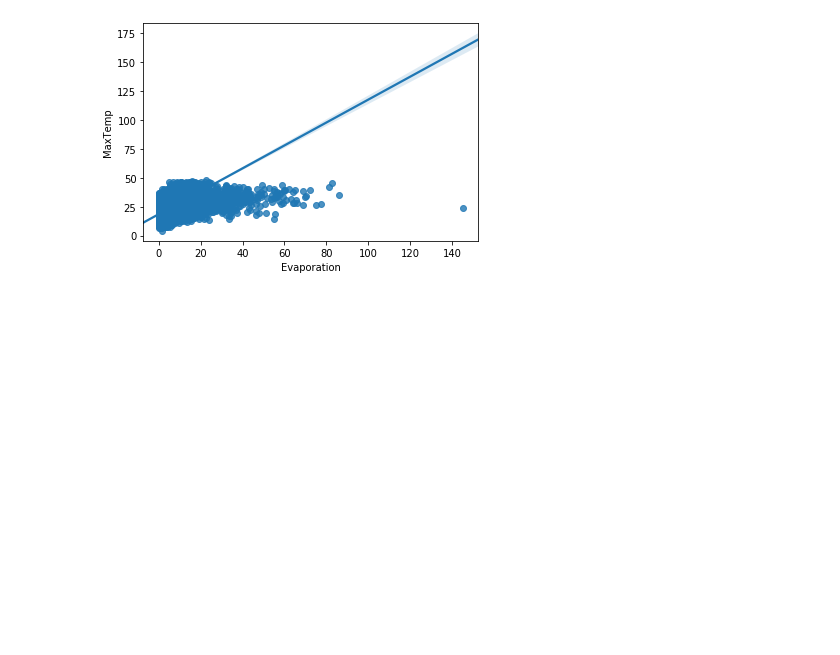
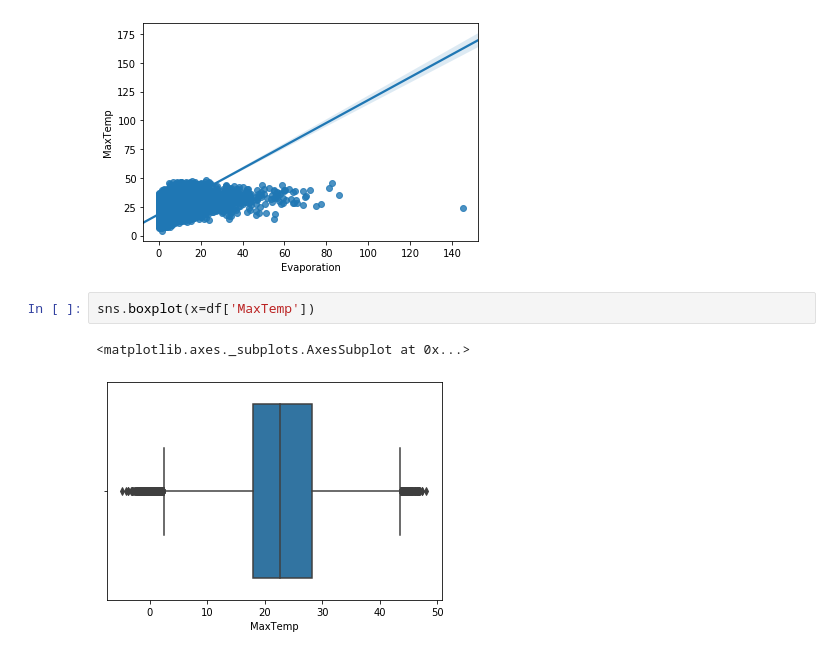
Before and after one commit to CathalDaly1/CS4055-Data-mining-Project, a Jupyter notebook: CS4055 Project - Weather in AUS DataSet.ipynb, the cells around one changed output. Saved outputs shown, nothing was run; the diff lists cells and outputs as text; blank space fills up the shorter version.

```diff
--- a/CS4055 Project - Weather in AUS DataSet.ipynb
+++ b/CS4055 Project - Weather in AUS DataSet.ipynb
@@ -109,3 +117,8 @@ sns.regplot(x='Evaporation', y='MaxTemp', data=df)
 # %% [output]
 <matplotlib.axes._subplots.AxesSubplot at 0x...>
 [figure]
+# %%
+sns.boxplot(x=df['MaxTemp'])
+# %% [output]
+<matplotlib.axes._subplots.AxesSubplot at 0x...>
+[figure, added]
```
Also changed, not shown: parts of 9 cells of this notebook.
